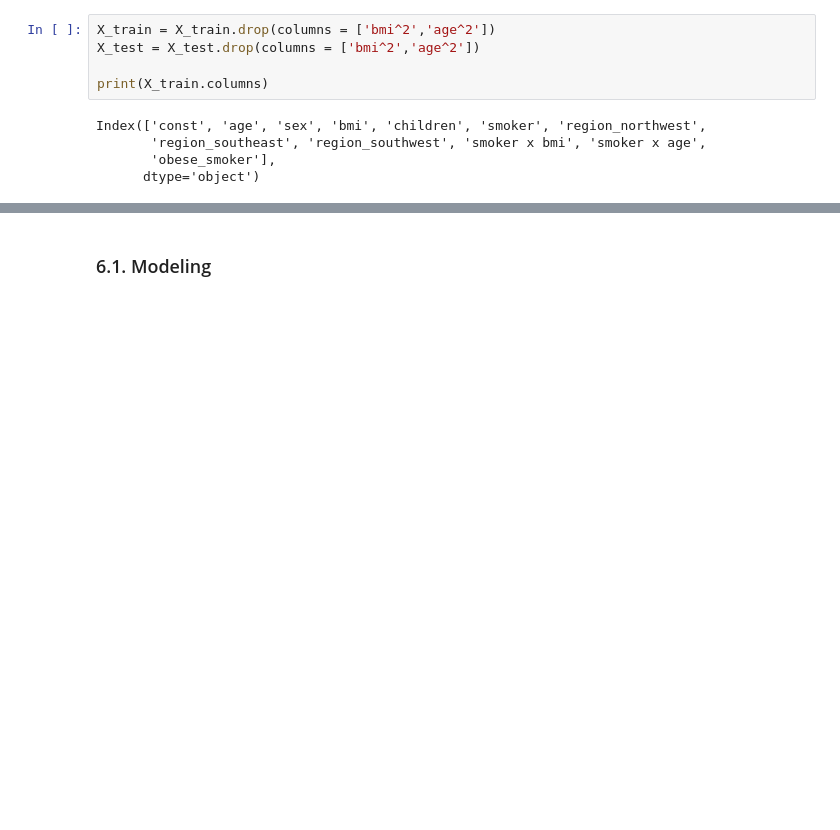
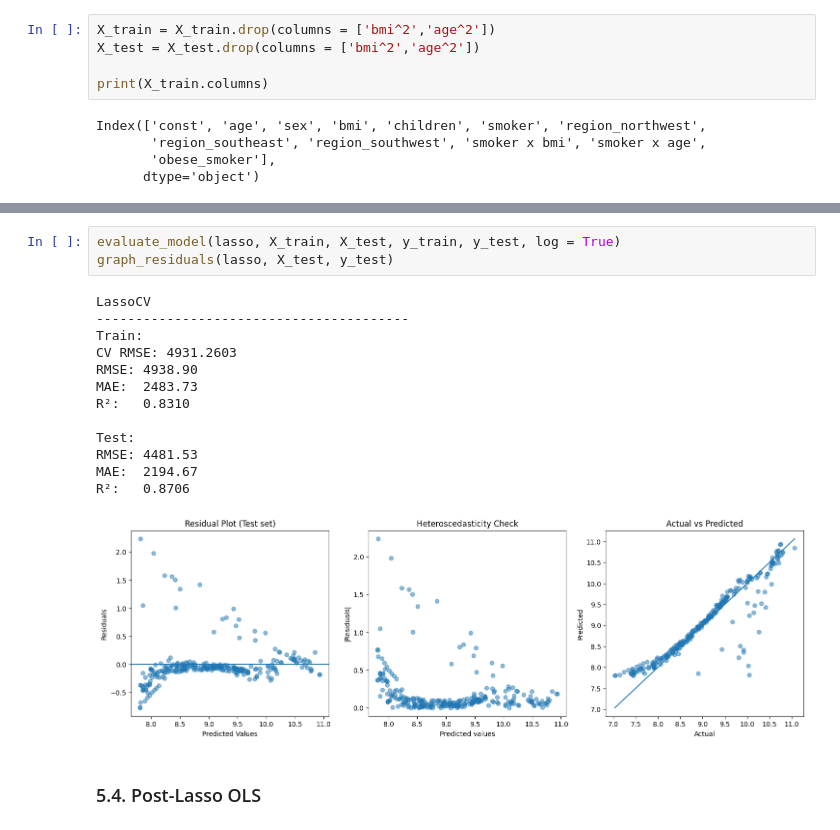
Before and after one commit to NikifBi/Medical_Costs_Regression_Analysis, a Jupyter notebook: Medical Costs.ipynb, the cells around one changed output, grey strips where cells are left out. Drawn from its saved outputs; the diff is of its cells as text; blank space fills up the shorter version.

Commit message:
Lasso Implementation and evaluation

```diff
--- a/Medical Costs.ipynb
+++ b/Medical Costs.ipynb
@@ -1011,2 +1026,19 @@ print(lasso.intercept_)
+# %%
+evaluate_model(lasso, X_train, X_test, y_train, y_test, log = True)
+graph_residuals(lasso, X_test, y_test)
+# %% [output]
+LassoCV
+----------------------------------------
+Train:
+CV RMSE: 4931.2603
+RMSE: 4938.90
+MAE:  2483.73
+R²:   0.8310
+
+Test:
+RMSE: 4481.53
+MAE:  2194.67
+R²:   0.8706
+[figure, added]
 # %% [markdown]
-### 6.1. Modeling
+### 5.4. Post-Lasso OLS
```
Also changed, not shown: parts of 49 cells of this notebook.
